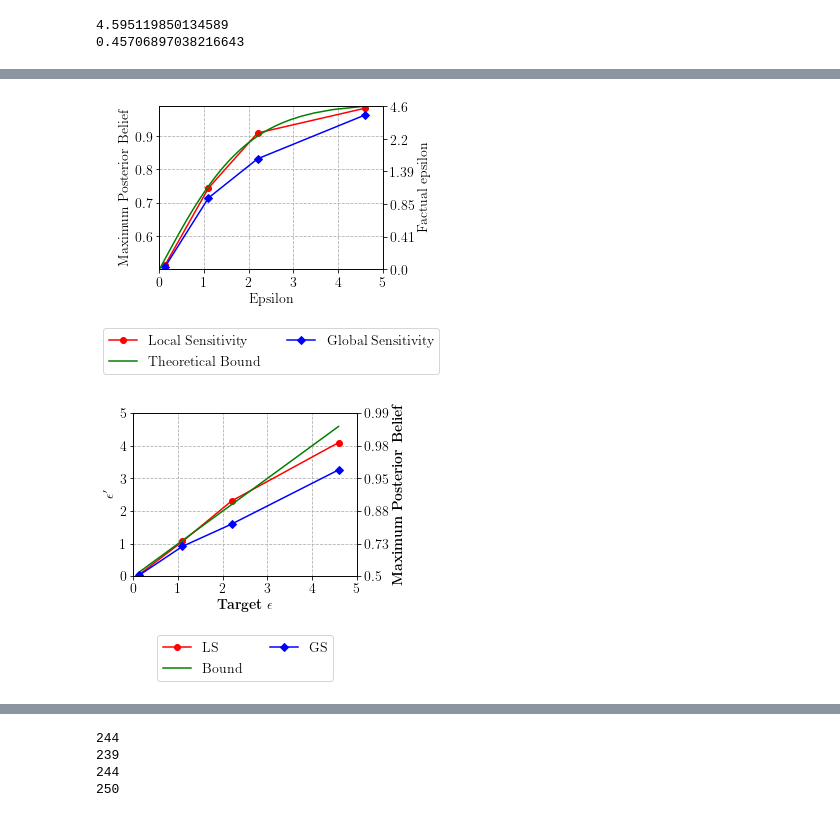
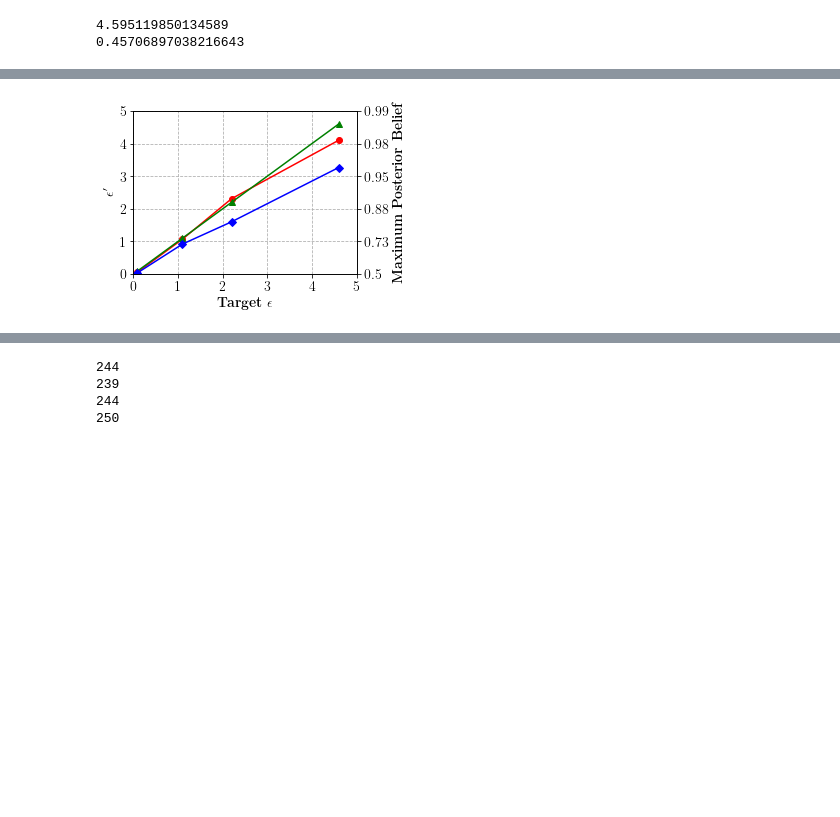
Before and after one commit to SAP-samples/security-research-identifiability-in-dpdl, a Jupyter notebook: notebooks/mnist_eval.ipynb, the cells around one changed output, grey strips where cells are left out. Cells and saved outputs as stored; diff of their text form; code cells hidden in the pictures; blank space fills up the shorter version.

```diff
--- a/notebooks/mnist_eval.ipynb
+++ b/notebooks/mnist_eval.ipynb
@@ -93,7 +85,7 @@ KeyboardInterrupt:
 single_evaluate = ['rho_52_global']
 
 for directory in single_evaluate:
-    results = load_results_all('../experiments/ssim/alt_rho_vals/'+directory)
+    results = load_results_all('../experiments/mnist/ssim/'+directory)
 
     print(directory)
 
@@ -130,7 +110,7 @@ advantage  0.004115226337448652
 Portion of experiments with biased beliefs larger than rho:0.0
 # %%
 data_to_plot = []
-beliefs_eval = ["bounded_local", "bounded_globaL", "unbounded_local", "unbounded_global"]
+beliefs_eval = ["rho_90_local", "rho_90_global", "rho_90_local_unbound", "rho_90_global_unbound"]
 
 for directory in beliefs_eval:
     data_to_plot.append(mnist_dict[f'max_biased_beliefs_mnist_{directory}'])
@@ -143,6 +123,7 @@ ax = fig.add_subplot(111)
 bp = ax.boxplot(data_to_plot)
 ax.grid(ls="dashed")
 plt.xticks(rotation=45)
+plt.rc('text', usetex=True)
 ax.set_xticklabels([r'\textbf{Local \\ Bounded}', r'\textbf{Global \\ Bounded}', r'\textbf{Local \\ Unbounded}', r'\textbf{Global \\ Unbounded}'])
 ax.axhline(y=0.9, ls="dashed", color="blue", dashes=(10, 10))
 ax.set_ylabel(r"\textbf{Posterior Belief}")
@@ -249,85 +278,39 @@ plt.show()
 #avg_global = np.amax(max_biased_beliefs_bounded_global)
 max_beliefs_local = []
 max_beliefs_global = []
-posterior_evaluate = ["rho_52_local", 'rho_52_global', "rho_75_local", "rho_75_global", "bounded_local", "bounded_global", "rho_99_local", "rho_99_global"]
+posterior_evaluate = ["rho_52_local", 'rho_52_global', "rho_75_local", "rho_75_global", "rho_90_local", "rho_90_global", "rho_99_local", "rho_99_global"]
 
 for directory in posterior_evaluate:
     if f"local" in directory:
         max_beliefs_local.append(np.amax(mnist_dict[f'max_biased_beliefs_mnist_{directory}']))
     else:
         max_beliefs_global.append(np.amax(mnist_dict[f'max_biased_beliefs_mnist_{directory}']))
-
-
-rhos = [0.53, .75, .9, .99]
-epsilons = [np.log(rho/(1-rho)) for rho in rhos]
-
-rhos_cont = np.arange(0.5, 1, 0.01)
-epsilons_cont = [np.log(rho/(1-rho)) for rho in rhos_cont]
-
-fig, ax = plt.subplots(1, figsize=(4,3))
-
-ax2 = ax.twinx()
-#ax.callbacks.connect("ylim_changed", convert_ax_c_to_celsius)
-ax.set_ylim(0.50000001,0.99)
-ax.plot(epsilons, np.array(max_beliefs_local), 'ro', color='red', label='Local Sensitivity',marker='o', linestyle='-')
-ax.grid(ls="dashed")
-#ax2.set_yscale('log')
-ax.axis([0, 4, 0.5000001, 0.99])
-ax.plot(epsilons_cont, rhos_cont, 'ro', color='green', label='Theoretical Bound',marker='', linestyle='-')
-ax.plot(epsilons, np.array(max_beliefs_global), 'ro', color='blue', label='Global Sensitivity',marker='D', linestyle='-')
-#ax.axhline(y=3, ls="dashed", color="orange", dashes=(10, 10), label=r'$C$ Unbounded')
-ax.grid(ls="dashed")
-
-
-ax.set(xlabel='Epsilon', ylabel=r'Maximum Posterior Belief')
-#listcomprehension
-ax2.set_yticks(range(0,6))
-ticks_rhos = [np.around(np.log(rho/(1-rho)), 2) for rho in [0.5000001, 0.6,0.7,0.8,0.9,0.99]]
-ax2.set_yticklabels(ticks_rhos)
-#ax2.set_xtickslabels(range(0,4))
-ax.set_xticks(range(0,6))
-ax.set_xticks(range(0,6))
-ax.legend(loc=10, ncol=2, bbox_to_anchor=(0.5, -0.5))
-
-
-
-ax2.set_ylabel('Factual epsilon')
-#ax2.tick_params('y')
-#ax2.get_xaxis().set_major_formatter(matplotlib.ticker.ScalarFormatter())
-#ax2.plot(epsilons, epsilons,'x',markersize=20, label = 'test')
-
-plt.savefig("factual_eps_belief.pdf", bbox_inches='tight')
-#plt.savefig("unbounded_sensitivity.pdf", bbox_inches='tight')
-plt.show()
-
-#---------------------------------------
 
 empirical_eps_local = [np.log(rho/(1-rho)) for rho in max_beliefs_local]
 empirical_eps_global = [np.log(rho/(1-rho)) for rho in max_beliefs_global]
 
 fig, ax = plt.subplots(1, figsize=(4,3))
 ax.plot(epsilons, empirical_eps_local, 'ro', color='red', label=r'LS',marker='o', linestyle='-')
 ax.grid(ls="dashed")
 ax.axis([0, 4, 0, 5])
-ax.plot(epsilons, epsilons, 'ro', color='green', label='Bound', marker='', linestyle='-')
+ax.plot(epsilons, epsilons, 'ro', color='green', label='Bound', marker='^', linestyle='-')
 ax.plot(epsilons, empirical_eps_global, 'ro', color='blue', label=r'GS',marker='D', linestyle='-')
 #ax.axhline(y=3, ls="dashed", color="orange", dashes=(10, 10), label=r'$C$ Unbounded')
 ax.grid(ls="dashed")
 
 ax.set(xlabel=r"\textbf{Target $\epsilon$}", ylabel=r"$\epsilon'$")
 ax.set_xticks(range(0,6))
-plt.legend(loc=10, ncol=2, bbox_to_anchor=(0.5, -0.5))
+# plt.legend(loc=10, ncol=2, bbox_to_anchor=(0.5, -0.5))
 
 rhos = [np.around(1/(1+np.exp(-1*ep)),2) for ep in [0.01,1,2,3,4,5]]
 ax2 = ax.twinx()
 ax2.set_yticks(range(0,6))
 ticks_rhos = rhos
 ax2.set_yticklabels(ticks_rhos)
 ax2.set_ylabel(r'\textbf{Maximum Posterior Belief}')
 
 plt.savefig("factual_eps_from_belief.pdf", bbox_inches='tight')
 #plt.savefig("unbounded_sensitivity.pdf", bbox_inches='tight')
 plt.show()
 # %% [output]
-[figure, old version]
+[figure, new version]
-[figure, removed]
```
Also changed, not shown: parts of 13 cells of this notebook, 2 other files.
